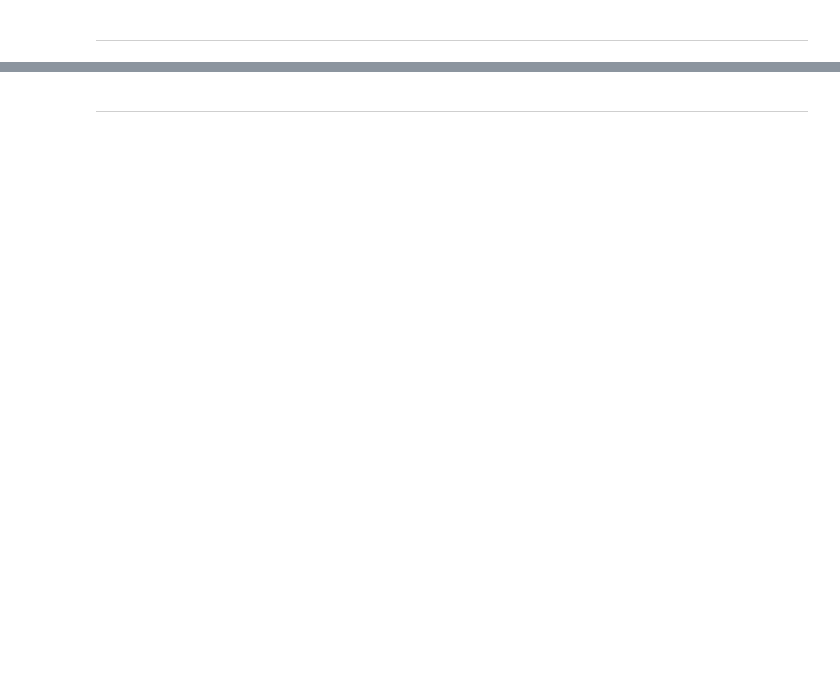
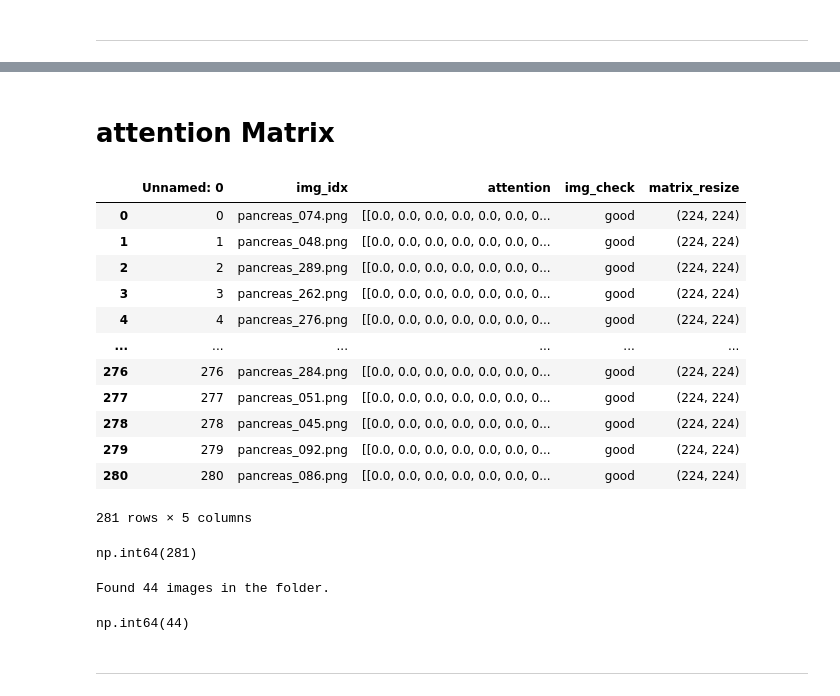
Before and after one commit to saadrza/XAI-_Project, a Jupyter notebook: src/Benchmarks.ipynb, the cells around one changed output, grey strips where cells are left out. Drawn from its saved outputs; the diff is of its cells as text; code cells hidden in the pictures; blank space fills up the shorter version.

```diff
--- a/src/Benchmarks.ipynb
+++ b/src/Benchmarks.ipynb
@@ -192,0 +185,45 @@ NameError: name 'lime_explanations' is not defined
+# %% [markdown]
+# attention Matrix
+# %%
+# prompt: load results_img_PT7_factual.csv from colab
+
+import pandas as pd
+csv_path = config.csv_path
+
+#csv_path = "C:/Users/saadr/Desktop/Nuova cartella/M2/S3/XAI Project/data/pancreas/pancreas/attention_label/results_img_PT7_factual.csv"
+# Assuming the CSV file is in your Google Drive, replace with the actual path
+
+df = pd.read_csv(csv_path)
+image_data = df.copy()
+df
+# %% [output]
+|  | Unnamed: 0 | img_idx | attention | img_check | matrix_resize |
+| 0 | 0 | pancreas_074.png | [[0.0, 0.0, 0.0, 0.0, 0.0, 0.0, 0... | good | (224, 224) |
+| 1 | 1 | pancreas_048.png | [[0.0, 0.0, 0.0, 0.0, 0.0, 0.0, 0... | good | (224, 224) |
+| 2 | 2 | pancreas_289.png | [[0.0, 0.0, 0.0, 0.0, 0.0, 0.0, 0... | good | (224, 224) |
+| 3 | 3 | pancreas_262.png | [[0.0, 0.0, 0.0, 0.0, 0.0, 0.0, 0... | good | (224, 224) |
+| 4 | 4 | pancreas_276.png | [[0.0, 0.0, 0.0, 0.0, 0.0, 0.0, 0... | good | (224, 224) |
+| ... | ... | ... | ... | ... | ... |
+| 276 | 276 | pancreas_284.png | [[0.0, 0.0, 0.0, 0.0, 0.0, 0.0, 0... | good | (224, 224) |
+| 277 | 277 | pancreas_051.png | [[0.0, 0.0, 0.0, 0.0, 0.0, 0.0, 0... | good | (224, 224) |
+| 278 | 278 | pancreas_045.png | [[0.0, 0.0, 0.0, 0.0, 0.0, 0.0, 0... | good | (224, 224) |
+| 279 | 279 | pancreas_092.png | [[0.0, 0.0, 0.0, 0.0, 0.0, 0.0, 0... | good | (224, 224) |
+| 280 | 280 | pancreas_086.png | [[0.0, 0.0, 0.0, 0.0, 0.0, 0.0, 0... | good | (224, 224) |
+281 rows × 5 columns
+# %%
+df['img_check'].count()
+# %% [output]
+np.int64(281)
+# %%
+import os
+
+path_test = os.path.join(test_dir,'pos' ) # Your path to the images
+filenames = []
+
+for filename in os.listdir(path_test):
+    if filename.endswith(('.jpg', '.jpeg', '.png')):  # Add other image extensions if needed
+        filenames.append(filename)
+
+print(f"Found {len(filenames)} images in the folder.")
+# %% [output]
+Found 44 images in the folder.
@@ -192,0 +232,4 @@ NameError: name 'lime_explanations' is not defined
+# %%
+df['img_check'].count()
+# %% [output]
+np.int64(44)
```
Also changed, not shown: parts of 81 cells of this notebook, 4 other files.
